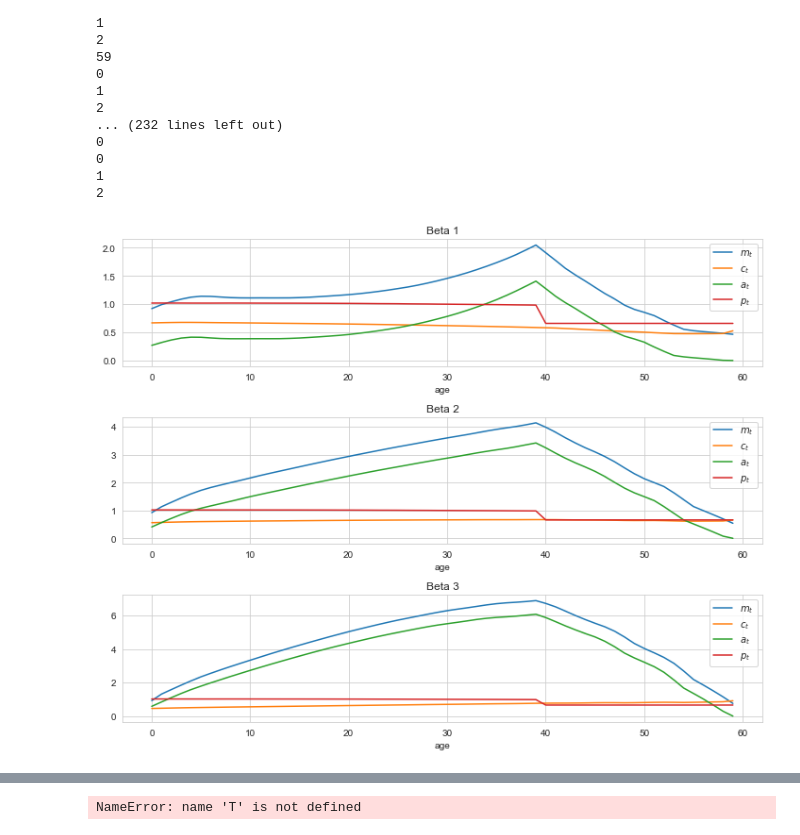
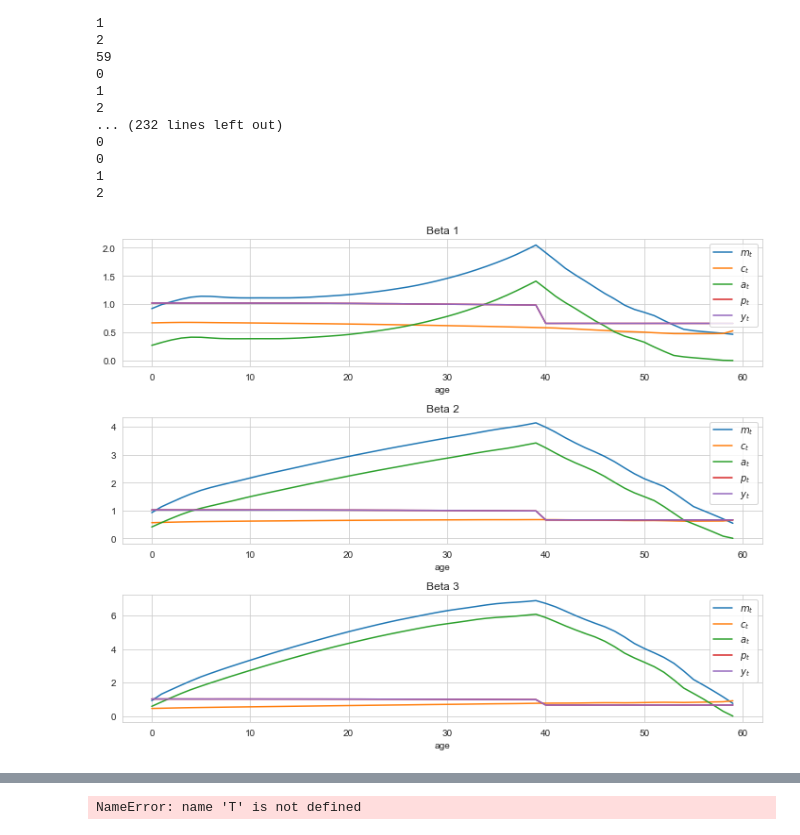
Before and after one commit to HansChristianPOLIT/LostInOptimization, a Jupyter notebook: Jeppe/02. DurableConsumptionModel/WORKSPACE.ipynb, the cells around one changed output, grey strips where cells are left out. Cells and saved outputs as stored; diff of their text form; code cells hidden in the pictures.

```diff
--- a/Jeppe/02. DurableConsumptionModel/WORKSPACE.ipynb
+++ b/Jeppe/02. DurableConsumptionModel/WORKSPACE.ipynb
@@ -57,34 +57,35 @@ sim = model_negm.sim
 fig, axs = plt.subplots(len(par.Betas), 1, figsize=(10, 8))
 
 simvarlist = [('m','$m_t$'),
               ('c','$c_t$'),
               ('a','$a_t$'),
-             ('p','$p_t$')]
+             ('p','$p_t$'),
+             ('y','$y_t$')]
 
 age = np.arange(par.T)
 
 for b in range(len(par.Betas)):  # loop over beta dimension
     ax = axs[b]  # specify the current subplot
 
     for simvar, simvarlatex in simvarlist:
         # get simulation data
         simdata = getattr(sim, simvar)
 
         # calculate mean over individual dimension for each beta
         mean_data = np.mean(simdata[:, b, :], axis=1)
 
         # plot mean data
         ax.plot(age, mean_data, label=simvarlatex)
 
     ax.grid(True)
     ax.set_xlabel('age')
     ax.set_title(f'Beta {b+1}')
     ax.legend()
 
 # adjust layout for better visualization
 plt.tight_layout()
 plt.show()
 # %% [output]
-[figure, old version]
+[figure, new version]
 # %%
 model_negm.lifecycle()
```
Also changed, not shown: parts of 1 cell of this notebook, 5 other files.
